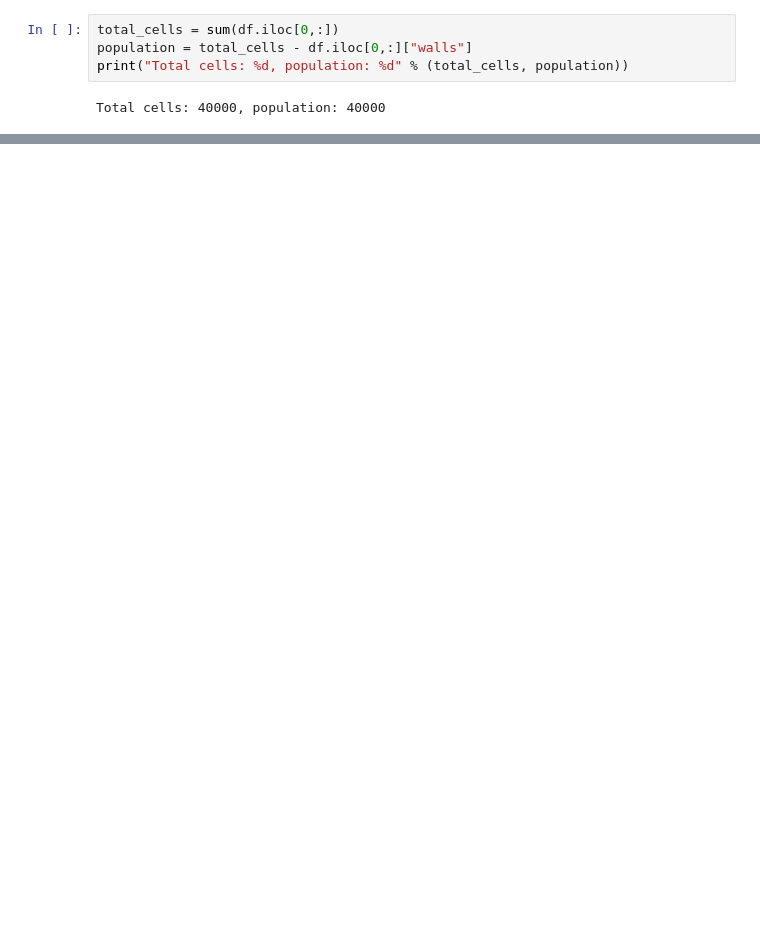
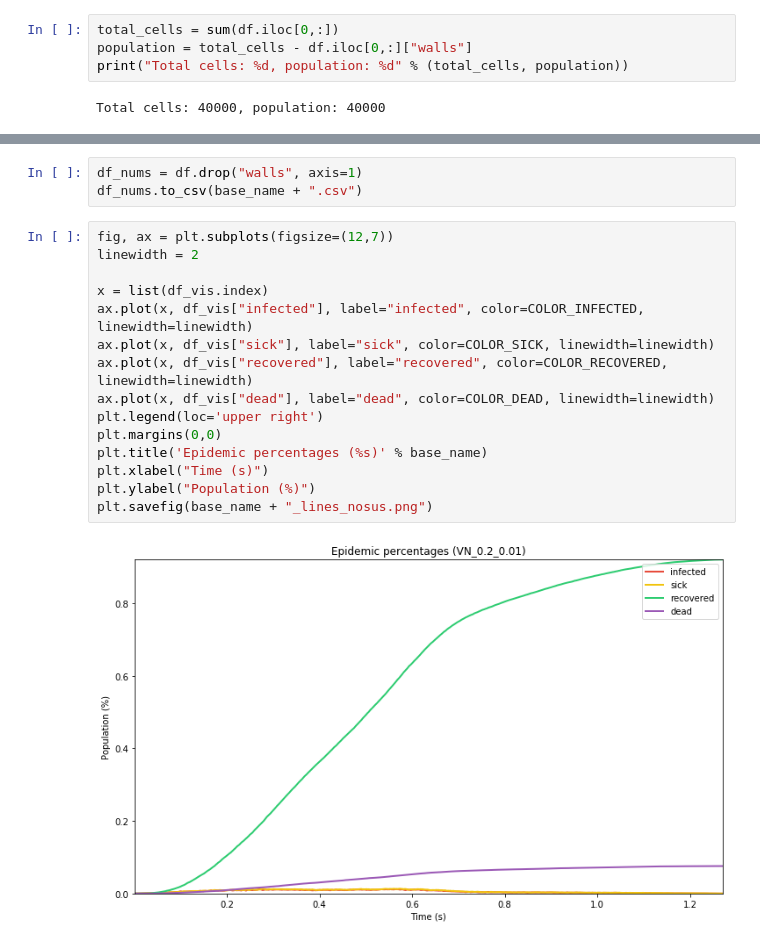
Before and after one commit to SimulationEverywhere/covid_cell_devs, a Jupyter notebook: notebooks/epidemic_plots_from_cd_log.ipynb, the cells around one changed output, grey strips where cells are left out. Drawn from its saved outputs; the diff is of its cells as text; blank space fills up the shorter version.

```diff
--- a/notebooks/epidemic_plots_from_cd_log.ipynb
+++ b/notebooks/epidemic_plots_from_cd_log.ipynb
@@ -212,0 +214,20 @@ plt.savefig(base_name + "_lines.png")
+# %%
+df_nums = df.drop("walls", axis=1)
+df_nums.to_csv(base_name + ".csv")
+# %%
+fig, ax = plt.subplots(figsize=(12,7))
+linewidth = 2
+
+x = list(df_vis.index)
+ax.plot(x, df_vis["infected"], label="infected", color=COLOR_INFECTED, linewidth=linewidth)
+ax.plot(x, df_vis["sick"], label="sick", color=COLOR_SICK, linewidth=linewidth)
+ax.plot(x, df_vis["recovered"], label="recovered", color=COLOR_RECOVERED, linewidth=linewidth)
+ax.plot(x, df_vis["dead"], label="dead", color=COLOR_DEAD, linewidth=linewidth)
+plt.legend(loc='upper right')
+plt.margins(0,0)
+plt.title('Epidemic percentages (%s)' % base_name)
+plt.xlabel("Time (s)")
+plt.ylabel("Population (%)")
+plt.savefig(base_name + "_lines_nosus.png")
+# %% [output]
+[figure, added]
```
Also changed, not shown: parts of 10 cells of this notebook, 3 other files.
